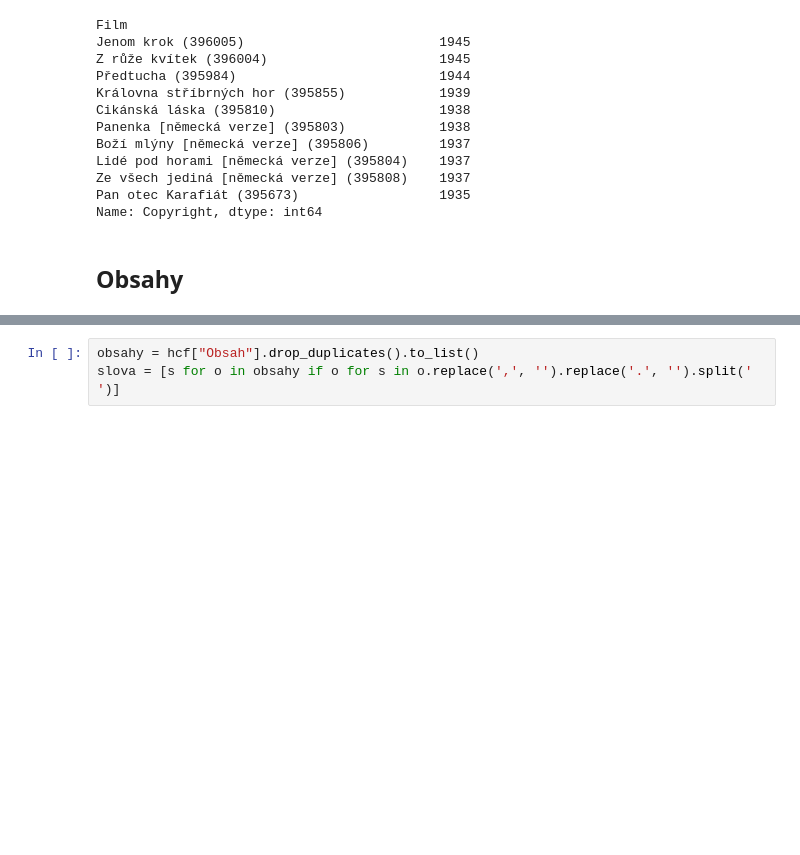
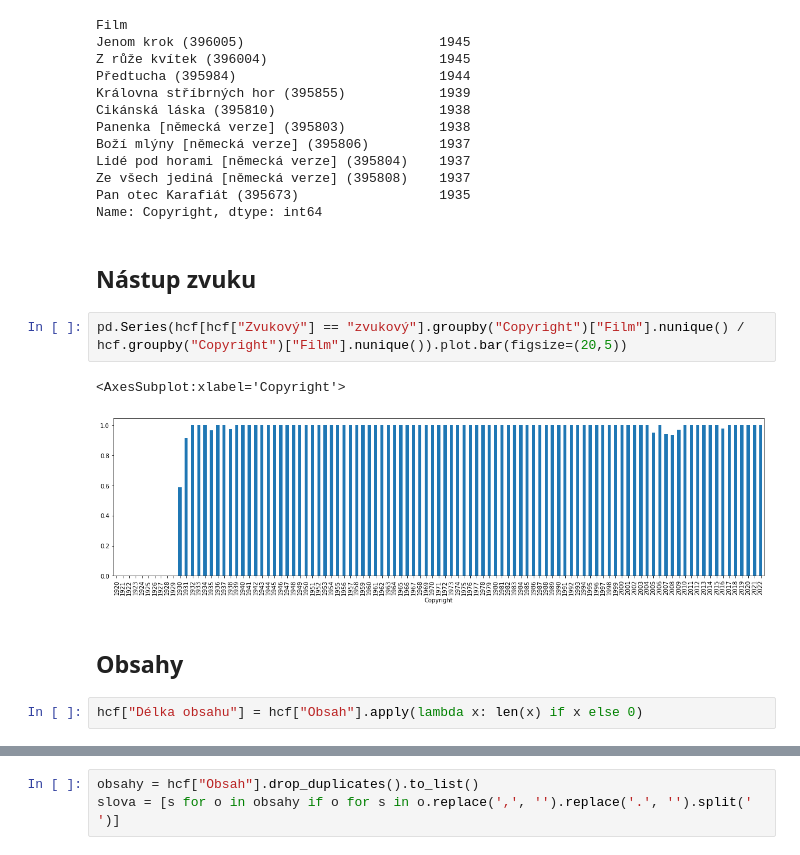
Before and after one commit to DataRozhlas/filmovy-prehled, a Jupyter notebook: 140 celkový přehled.ipynb, the cells around one changed output, grey strips where cells are left out. Drawn from its saved outputs; the diff is of its cells as text; blank space fills up the shorter version.

```diff
--- a/140 celkový přehled.ipynb
+++ b/140 celkový přehled.ipynb
@@ -173,5 +174,14 @@ Lidé pod horami [německá verze] (395804)    1937
 Ze všech jediná [německá verze] (395808)    1937
 Pan otec Karafiát (395673)                  1935
 Name: Copyright, dtype: int64
+# %% [markdown]
+## Nástup zvuku
+# %%
+pd.Series(hcf[hcf["Zvukový"] == "zvukový"].groupby("Copyright")["Film"].nunique() / hcf.groupby("Copyright")["Film"].nunique()).plot.bar(figsize=(20,5))
+# %% [output]
+<AxesSubplot:xlabel='Copyright'>
+[figure, added]
 # %% [markdown]
 ## Obsahy
+# %%
+hcf["Délka obsahu"] = hcf["Obsah"].apply(lambda x: len(x) if x else 0)
```
Also changed, not shown: parts of 19 cells of this notebook, 10 other files.
